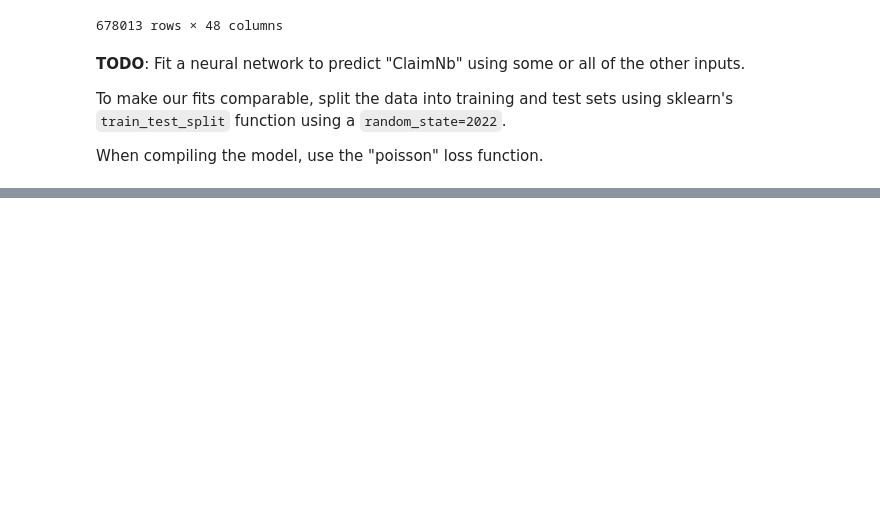
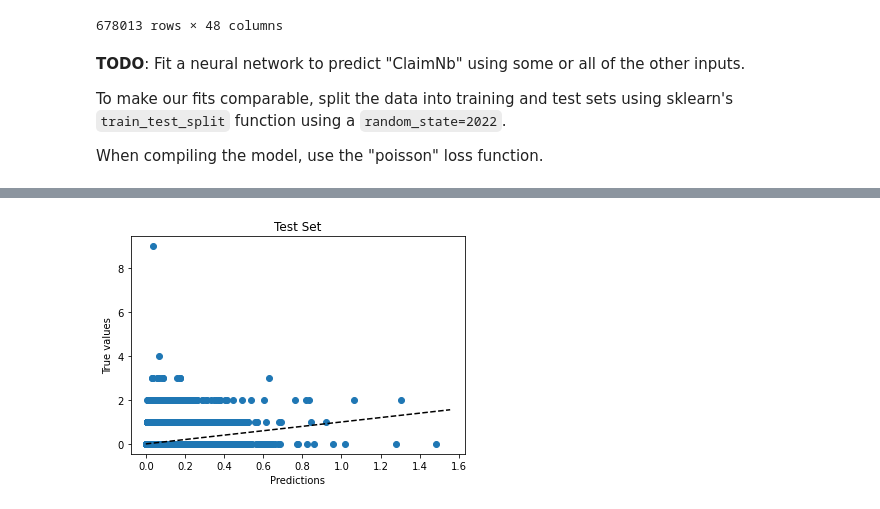
Before and after one commit to kchu1711/actl3143, a Jupyter notebook: week 2/French_motor_SW2.ipynb, the cells around one changed output, grey strips where cells are left out. Cells and saved outputs as stored; diff of their text form; code cells hidden in the pictures; blank space fills up the shorter version.

```diff
--- a/week 2/French_motor_SW2.ipynb
+++ b/week 2/French_motor_SW2.ipynb
@@ -46,0 +107,4 @@ When compiling the model, use the "poisson" loss function.
+# %%
+#split into training and test set
+from sklearn.model_selection import train_test_split
+X_train, X_test, y_train, y_test = train_test_split(features, target, random_state=2022)
@@ -46,0 +187,17 @@ When compiling the model, use the "poisson" loss function.
+# %%
+#set seed to control randomness since model is initialised randomly
+set_seed(123)
+
+#create model
+model = Sequential([
+    #hidden layer with 60 neurons
+    Dense(60, input_dim=NUM_FEATURES, activation="relu"),
+
+    #output layer
+    Dense(1, activation="exponential")
+])
+# %%
+#compile and fit the model
+model.compile("adam", "Poisson")
+%time hist = model.fit(X_train_sc, y_train, epochs=5, verbose=False)
+hist.history["loss"]
@@ -46,0 +219,9 @@ When compiling the model, use the "poisson" loss function.
+# %%
+#plot predictions for test set
+y_pred = model.predict(X_test_sc)
+plt.scatter(y_pred, y_test)
+plt.xlabel("Predictions")
+plt.ylabel("True values")
+plt.title("Test Set")
+add_diagonal_line()
+# %% [output]
@@ -46,0 +229 @@ When compiling the model, use the "poisson" loss function.
+[figure, added]
```
Also changed, not shown: parts of 40 cells of this notebook.
